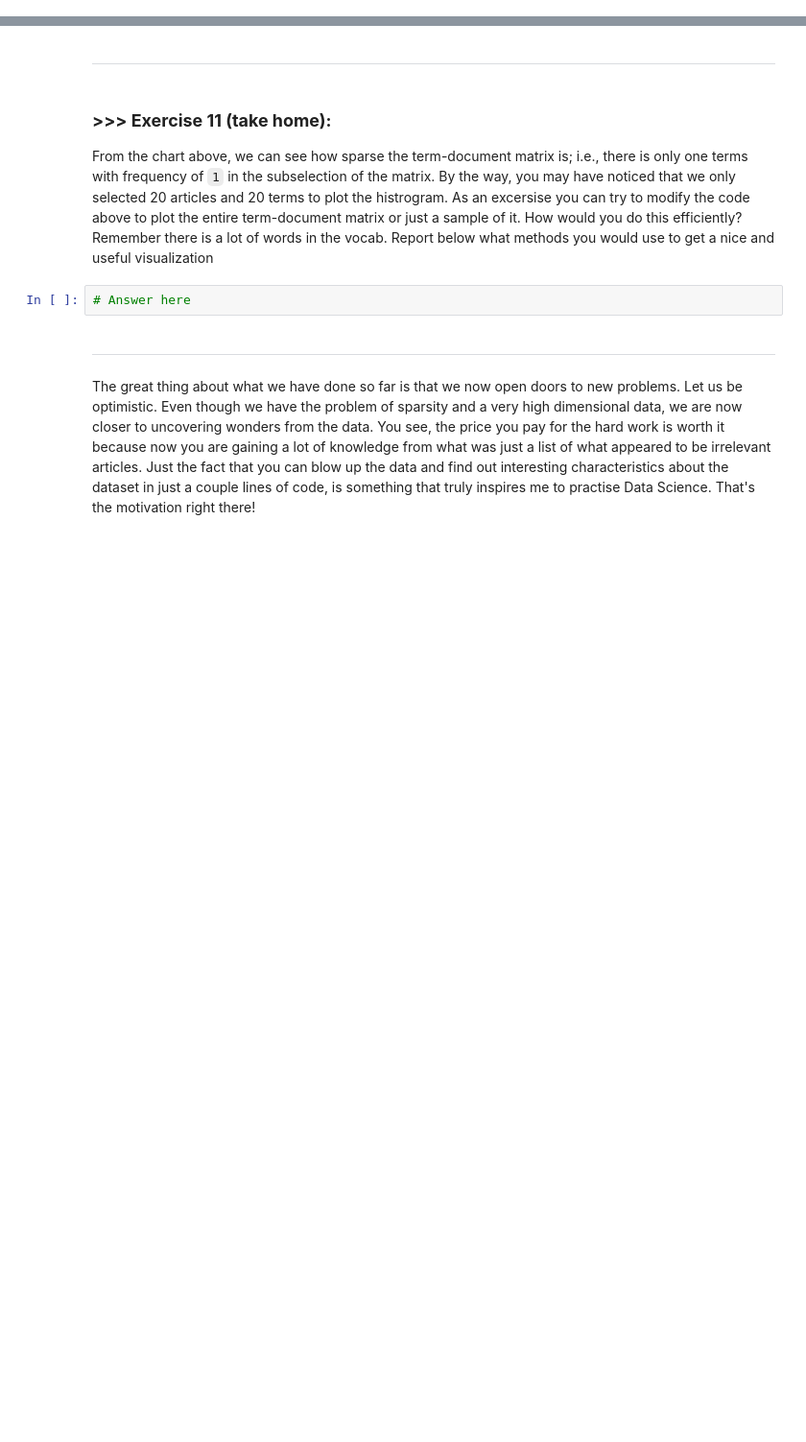
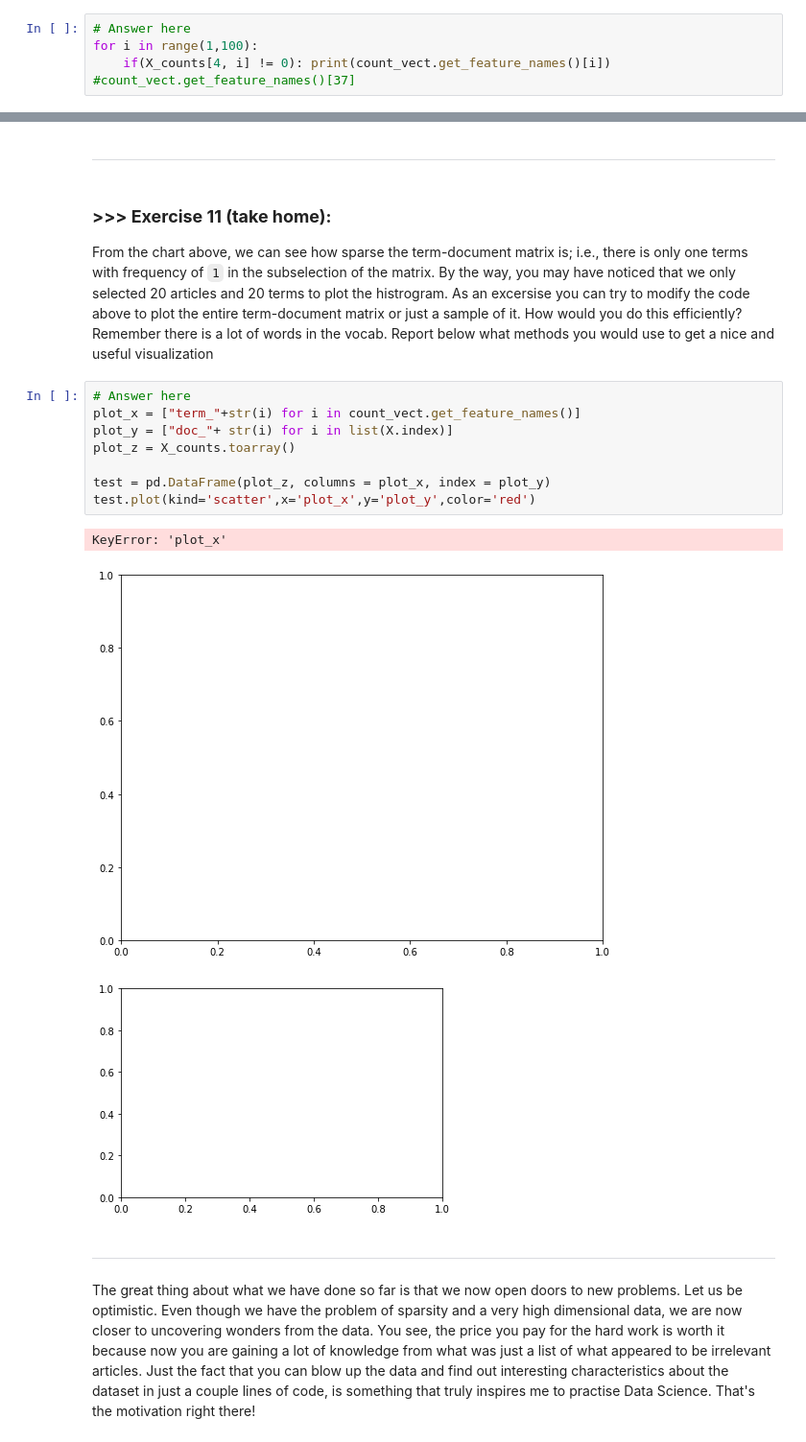
Before and after one commit to karta1485825/DM2021-Lab1-Homework, a Jupyter notebook: DM2021-Lab1-Homework.ipynb, the cells around one changed output, grey strips where cells are left out. Shown at 96% size. Drawn from its saved outputs; the diff is of its cells as text; blank space fills up the shorter version.

```diff
--- a/DM2021-Lab1-Homework.ipynb
+++ b/DM2021-Lab1-Homework.ipynb
@@ -966,0 +1037,5 @@ We said that the `1` at the beginning of the fifth record represents the `00` te
+# %%
+# Answer here
+for i in range(1,100):
+    if(X_counts[4, i] != 0): print(count_vect.get_feature_names()[i])
+#count_vect.get_feature_names()[37]
@@ -1038,8 +1115,18 @@ Check out more beautiful color palettes here: https://python-graph-gallery.com/1
 # %% [markdown]
 ### **>>> Exercise 11 (take home):**
 From the chart above, we can see how sparse the term-document matrix is; i.e., there is only one terms with frequency of `1` in the subselection of the matrix. By the way, you may have noticed that we only selected 20 articles and 20 terms to plot the histrogram. As an excersise you can try to modify the code above to plot the entire term-document matrix or just a sample of it. How would you do this efficiently? Remember there is a lot of words in the vocab. Report below what methods you would use to get a nice and useful visualization
-# %%
-# Answer here
+# %%
+# Answer here
+plot_x = ["term_"+str(i) for i in count_vect.get_feature_names()]
+plot_y = ["doc_"+ str(i) for i in list(X.index)]
+plot_z = X_counts.toarray()
+
+test = pd.DataFrame(plot_z, columns = plot_x, index = plot_y)
+test.plot(kind='scatter',x='plot_x',y='plot_y',color='red')
+# %% [output]
+KeyError: 'plot_x'
+[figure, added]
+[figure, added]
 # %% [markdown]
 ---
 # %% [markdown]
```
Also changed, not shown: parts of 14 cells of this notebook.
